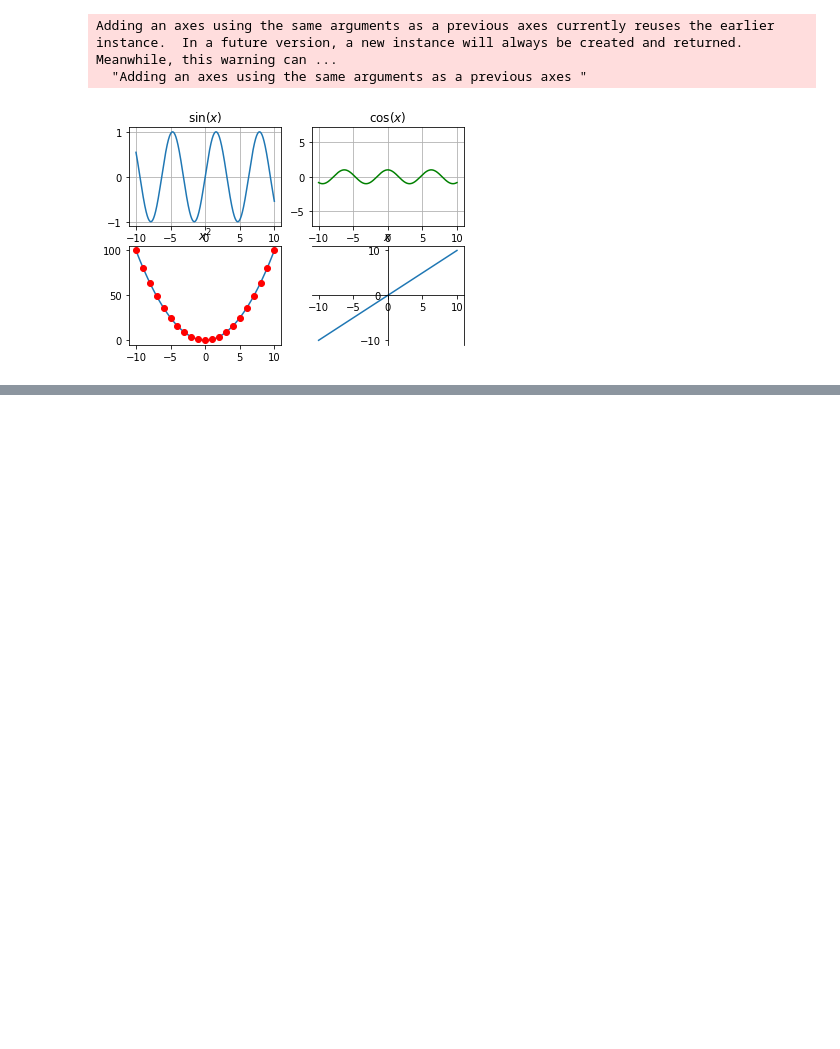
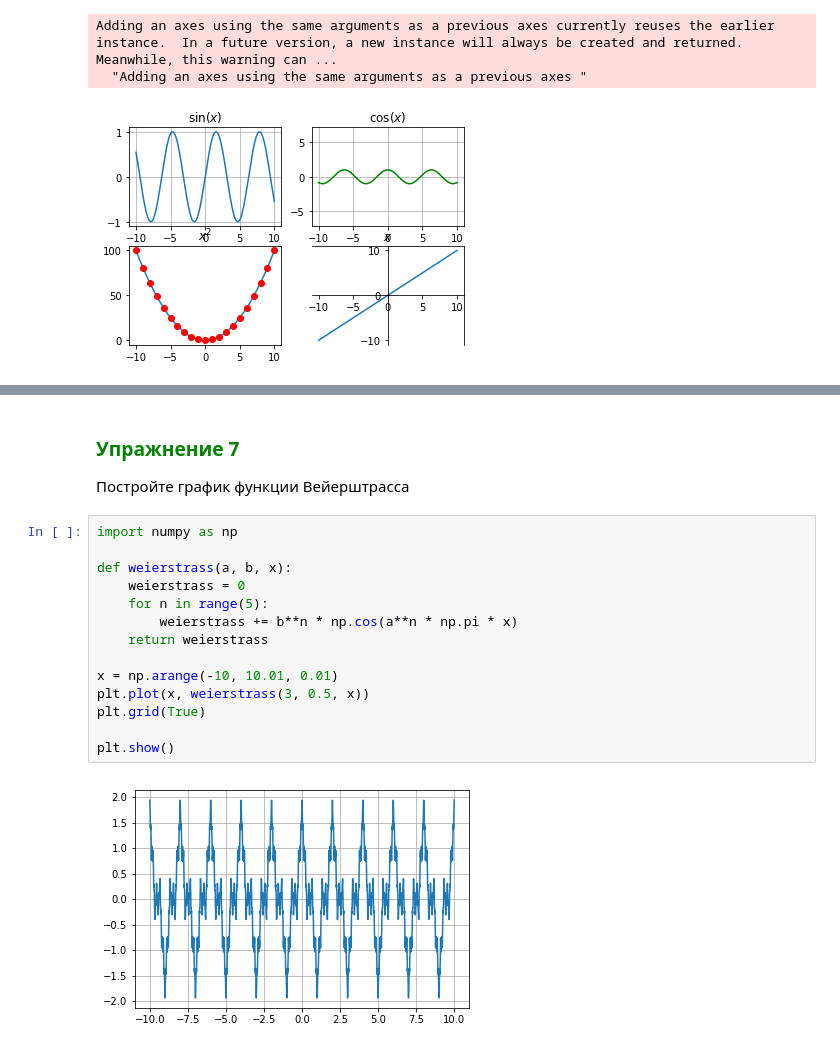
Before and after one commit to KTune/prog_markelova, a Jupyter notebook: 2nd semester/1lab.ipynb, the cells around one changed output, grey strips where cells are left out. Saved outputs shown, nothing was run; the diff lists cells and outputs as text; blank space fills up the shorter version.

```diff
--- a/2nd semester/1lab.ipynb
+++ b/2nd semester/1lab.ipynb
@@ -73,0 +156,19 @@ Adding an axes using the same arguments as a previous axes currently reuses the
+# %% [markdown]
+### <font color=green>Упражнение 7</font>
+Постройте график функции Вейерштрасса
+# %%
+import numpy as np
+
+def weierstrass(a, b, x):
+    weierstrass = 0
+    for n in range(5):
+        weierstrass += b**n * np.cos(a**n * np.pi * x)
+    return weierstrass
+
+x = np.arange(-10, 10.01, 0.01)
+plt.plot(x, weierstrass(3, 0.5, x))
+plt.grid(True)
+
+plt.show()
+# %% [output]
+[figure, added]
```
Also changed, not shown: parts of 12 cells of this notebook.
